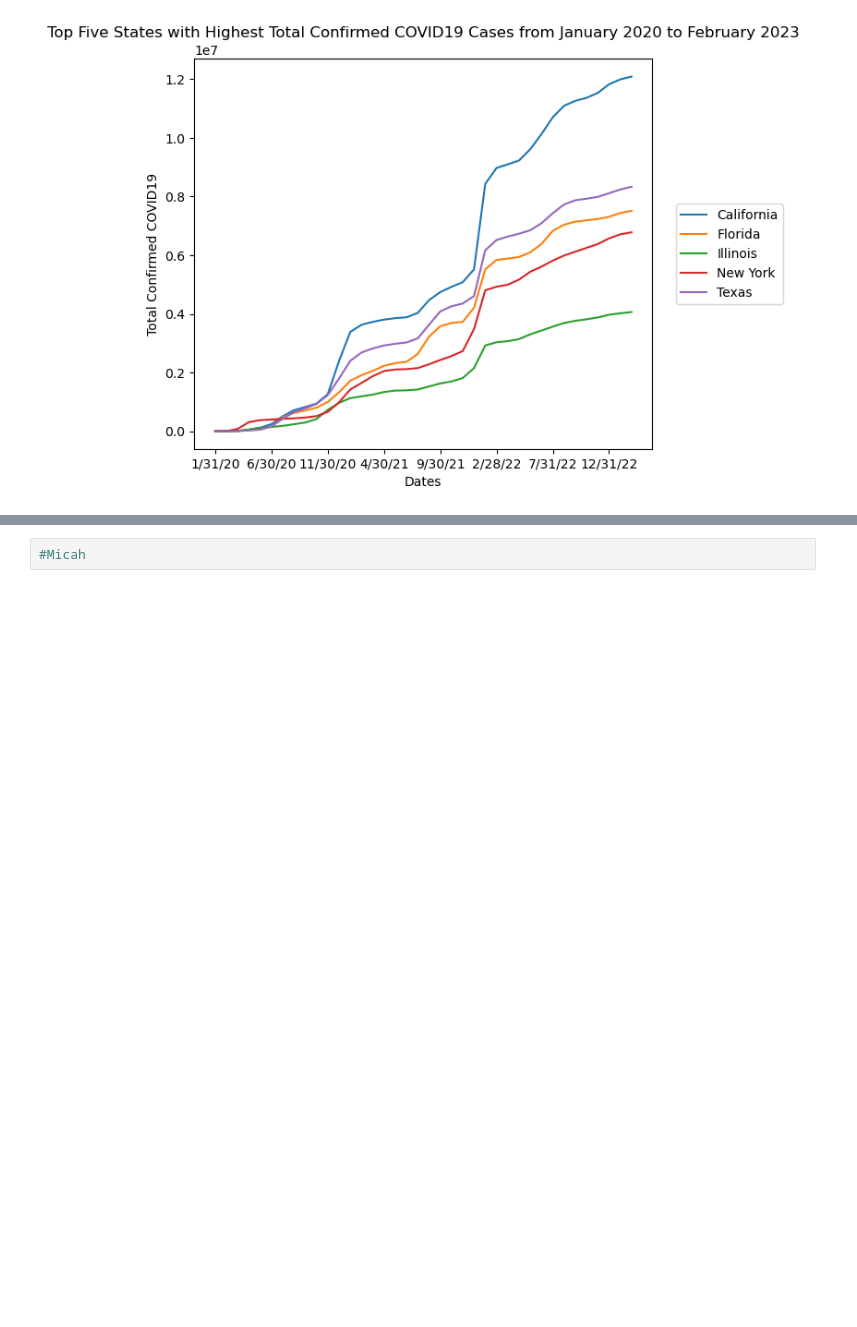
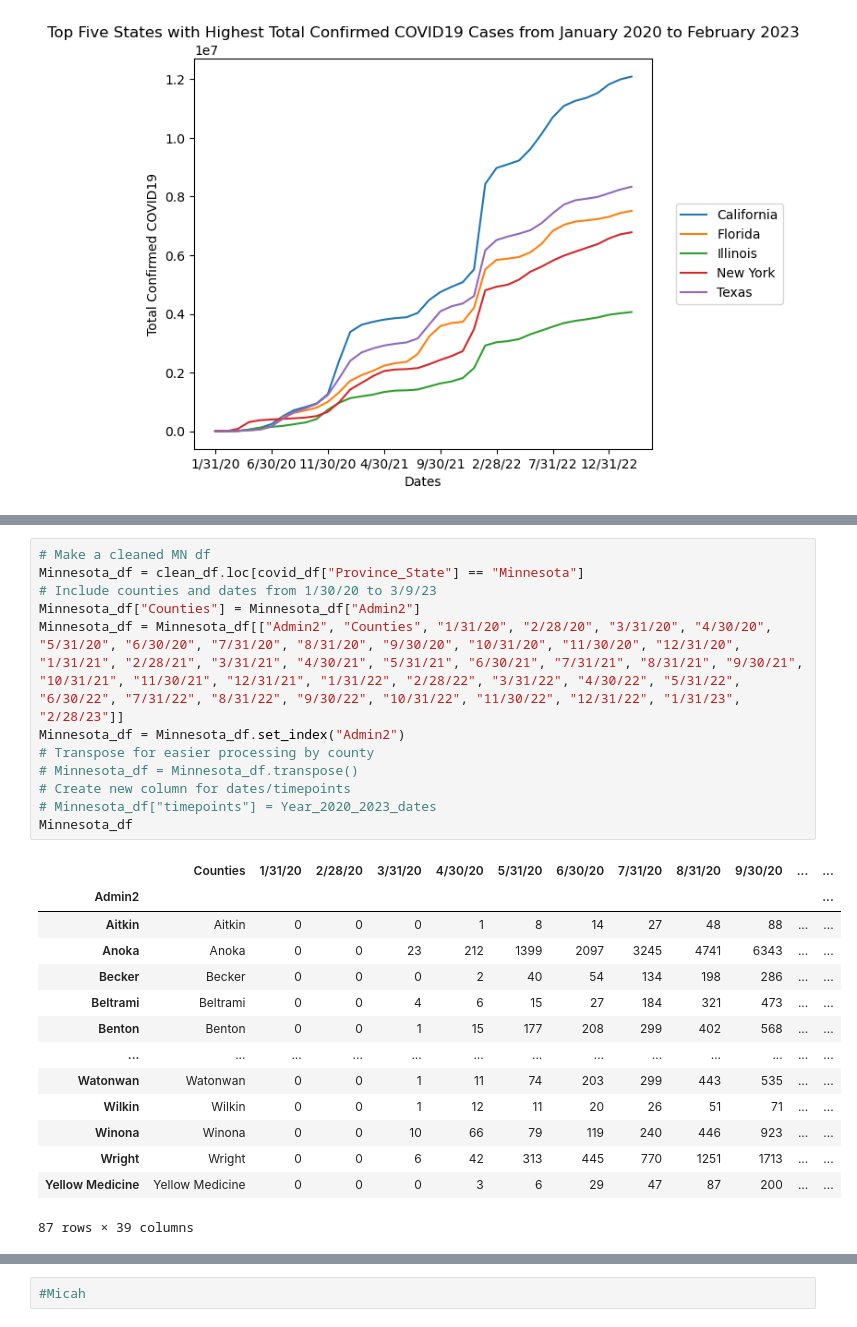
Before and after one commit to micah-11101/Covid-19Analysis, a Jupyter notebook: main.ipynb, the cells around one changed output, grey strips where cells are left out. Saved outputs shown, nothing was run; the diff lists cells and outputs as text; blank space fills up the shorter version.

```diff
--- a/main.ipynb
+++ b/main.ipynb
@@ -415,3 +280,30 @@ plt.title("Total Confirmed COVID19 Cases by State from January 2020 to February
 Text(0.5, 1.0, 'Total Confirmed COVID19 Cases by State from January 2020 to February 2023')
 <Figure size 5000x10000 with 0 Axes>
 [figure]
+# %%
+# Make a cleaned MN df
+Minnesota_df = clean_df.loc[covid_df["Province_State"] == "Minnesota"]
+# Include counties and dates from 1/30/20 to 3/9/23
+Minnesota_df["Counties"] = Minnesota_df["Admin2"]
+Minnesota_df = Minnesota_df[["Admin2", "Counties", "1/31/20", "2/28/20", "3/31/20", "4/30/20", "5/31/20", "6/30/20", "7/31/20", "8/31/20", "9/30/20", "10/31/20", "11/30/20", "12/31/20", "1/31/21", "2/28/21", "3/31/21", "4/30/21", "5/31/21", "6/30/21", "7/31/21", "8/31/21", "9/30/21", "10/31/21", "11/30/21", "12/31/21", "1/31/22", "2/28/22", "3/31/22", "4/30/22", "5/31/22", "6/30/22", "7/31/22", "8/31/22", "9/30/22", "10/31/22", "11/30/22", "12/31/22", "1/31/23", "2/28/23"]]
+Minnesota_df = Minnesota_df.set_index("Admin2")
+# Transpose for easier processing by county
+# Minnesota_df = Minnesota_df.transpose()
+# Create new column for dates/timepoints
+# Minnesota_df["timepoints"] = Year_2020_2023_dates
+Minnesota_df
+# %% [output]
+|  | Counties | 1/31/20 | 2/28/20 | 3/31/20 | 4/30/20 | 5/31/20 | 6/30/20 | 7/31/20 | 8/31/20 | 9/30/20 | ... | ... |
+| Admin2 |  |  |  |  |  |  |  |  |  |  |  | ... |
+| Aitkin | Aitkin | 0 | 0 | 0 | 1 | 8 | 14 | 27 | 48 | 88 | ... | ... |
+| Anoka | Anoka | 0 | 0 | 23 | 212 | 1399 | 2097 | 3245 | 4741 | 6343 | ... | ... |
+| Becker | Becker | 0 | 0 | 0 | 2 | 40 | 54 | 134 | 198 | 286 | ... | ... |
+| Beltrami | Beltrami | 0 | 0 | 4 | 6 | 15 | 27 | 184 | 321 | 473 | ... | ... |
+| Benton | Benton | 0 | 0 | 1 | 15 | 177 | 208 | 299 | 402 | 568 | ... | ... |
+| ... | ... | ... | ... | ... | ... | ... | ... | ... | ... | ... | ... | ... |
+| Watonwan | Watonwan | 0 | 0 | 1 | 11 | 74 | 203 | 299 | 443 | 535 | ... | ... |
+| Wilkin | Wilkin | 0 | 0 | 1 | 12 | 11 | 20 | 26 | 51 | 71 | ... | ... |
+| Winona | Winona | 0 | 0 | 10 | 66 | 79 | 119 | 240 | 446 | 923 | ... | ... |
+| Wright | Wright | 0 | 0 | 6 | 42 | 313 | 445 | 770 | 1251 | 1713 | ... | ... |
+| Yellow Medicine | Yellow Medicine | 0 | 0 | 0 | 3 | 6 | 29 | 47 | 87 | 200 | ... | ... |
+87 rows × 39 columns
```
Also changed, not shown: parts of 9 cells of this notebook.
